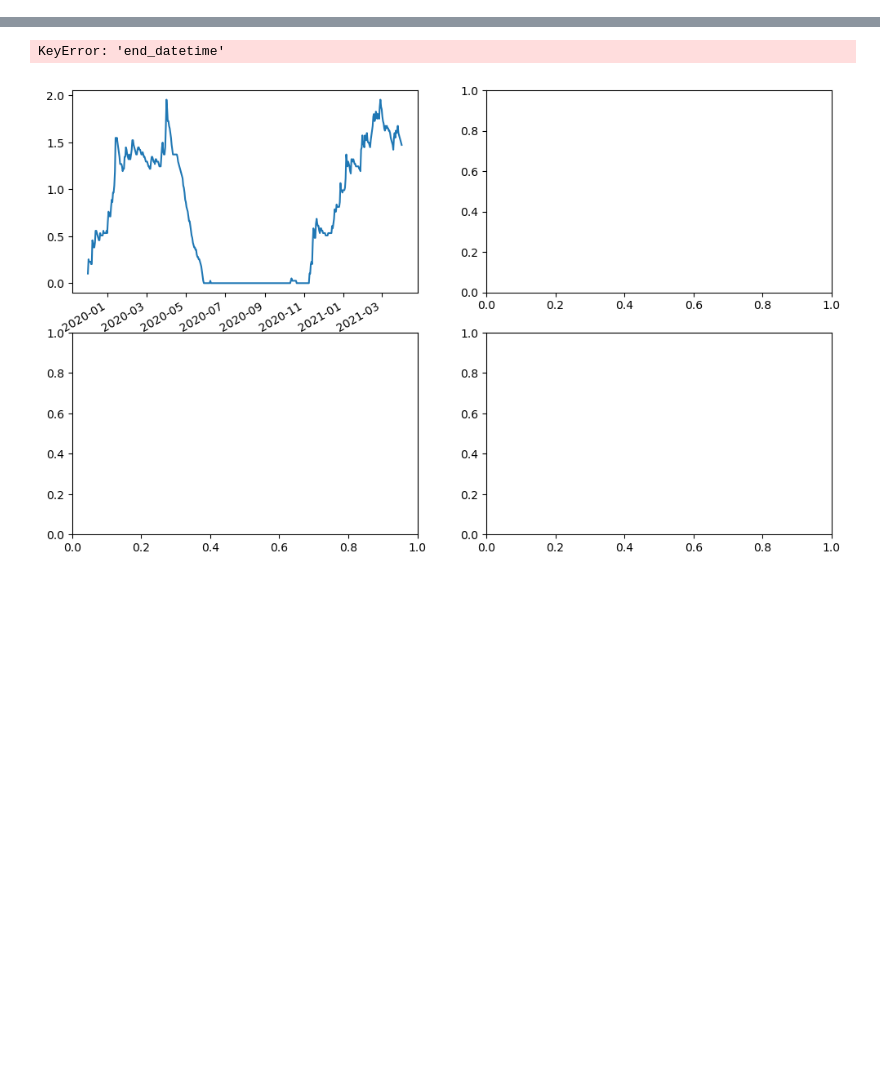
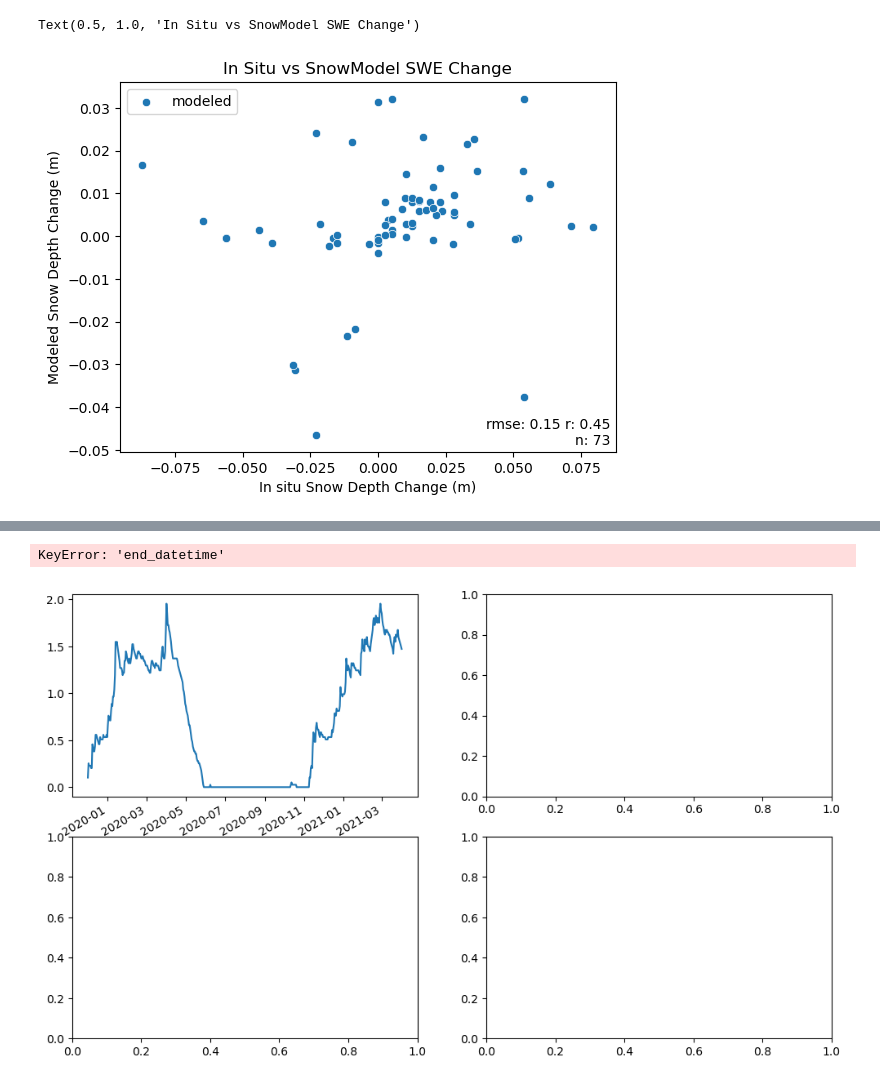
Before and after one commit to ZachHoppinen/uavsar-validation, a Jupyter notebook: src/compare/insitu/insitu_main.ipynb, the cells around one changed output, grey strips where cells are left out. Drawn from its saved outputs; the diff is of its cells as text; code cells hidden in the pictures; blank space fills up the shorter version.

```diff
--- a/src/compare/insitu/insitu_main.ipynb
+++ b/src/compare/insitu/insitu_main.ipynb
@@ -84,3 +117,14 @@ Text(0.5, 1.0, 'In Situ vs UAVSAR Snow Depth Change')
+# %%
+fig, ax = plt.subplots()
+sns.scatterplot(insitu, x = 'dSWE', y = 'model_d_swe', ax = ax, label = "modeled")
+ax.set_xlabel('In situ Snow Depth Change (m)')
+ax.set_ylabel('Modeled Snow Depth Change (m)')
+rmse, r, n = get_stats(insitu['dSD'], insitu['model_d_sd'])
+ax.text(s = f'rmse: {rmse:.2f} r: {r:.2f}\nn: {n}', x = 0.99, y = 0.01, ha = 'right', va = 'bottom', transform=ax.transAxes)
+ax.set_title('In Situ vs SnowModel SWE Change')
+# %% [output]
+Text(0.5, 1.0, 'In Situ vs SnowModel SWE Change')
+[figure, added]
 # %%
 fig, ax = plt.subplots()
 # sns.scatterplot(insitu, x = 'dSD', y = '_atm_sd', ax= ax, label = 'Unwrapped')
```
Also changed, not shown: parts of 8 cells of this notebook, 4 other files.
